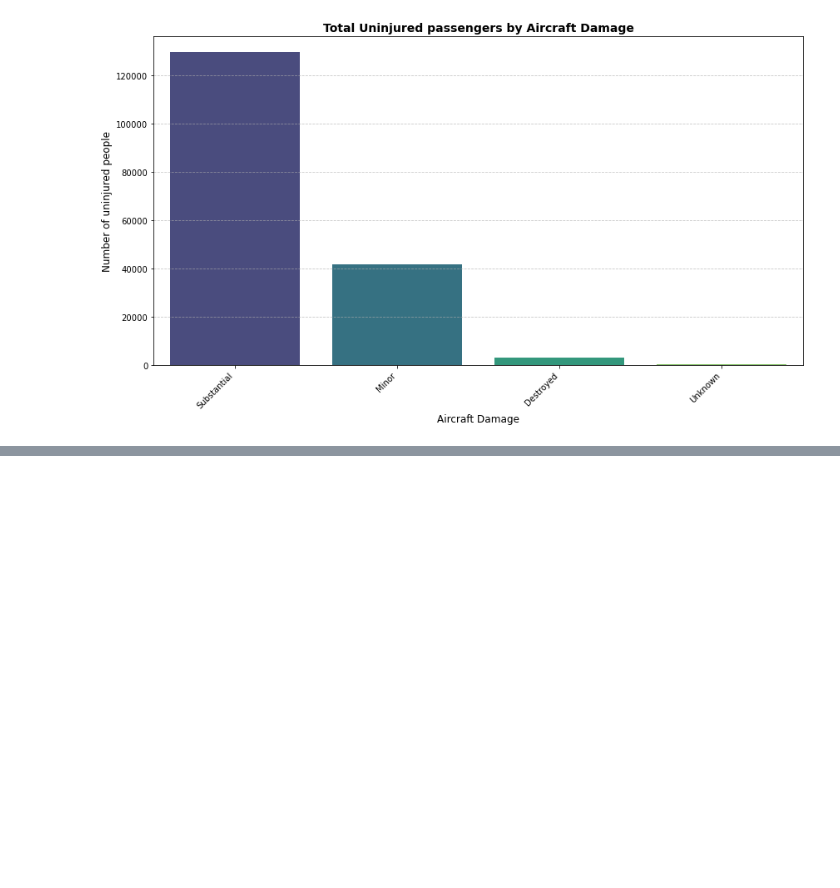
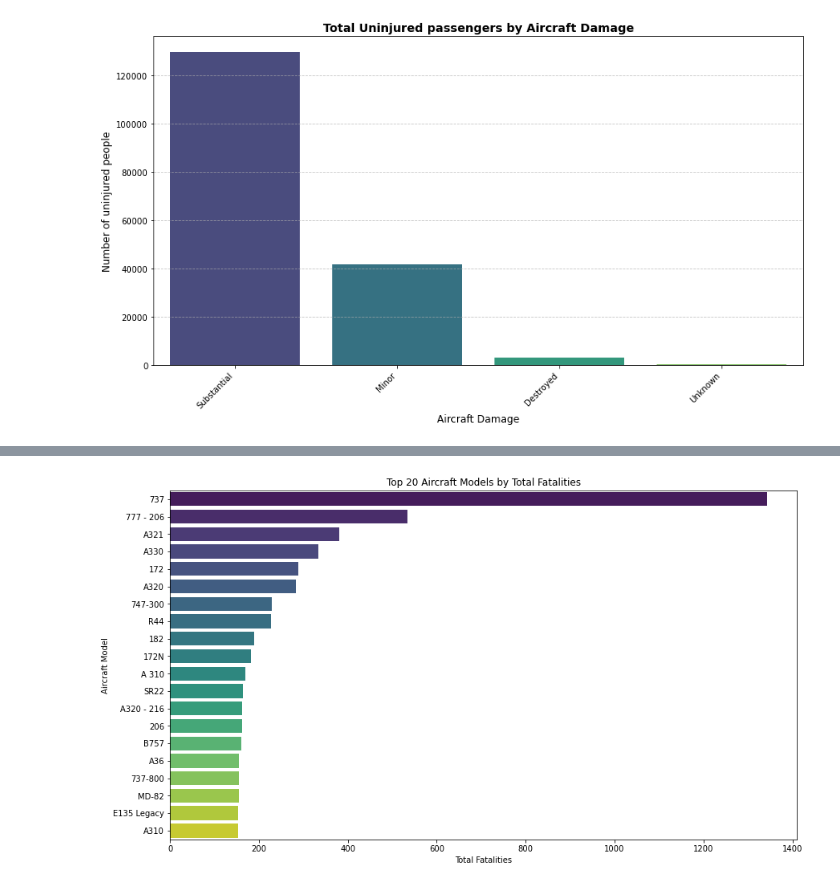
Before and after one commit to MissJJT/dsc-phase-1-project-v3, a Jupyter notebook: phase1_project.ipynb, the cells around one changed output, grey strips where cells are left out. Saved outputs shown, nothing was run; the diff lists cells and outputs as text; code cells hidden in the pictures; blank space fills up the shorter version.

```diff
--- a/phase1_project.ipynb
+++ b/phase1_project.ipynb
@@ -1216,0 +1125,6 @@ df2['Model']
+# %%
+#Total Fatalities per Model
+fatalities_by_model = df2.groupby('Model')['Total_Fatal_Injuries_Filled'].sum().sort_values(ascending=True)
+df_fatal_accidents = df2[df2['Total_Fatal_Injuries_Filled'] > 0].copy()
+print("\n--- Safest Aircraft by Total Fatalities ---")
+print(fatalities_by_model.head(15))
@@ -1216,0 +1165,11 @@ df2['Model']
+# %%
+
+top_models_by_fatalities = fatalities_by_model.sort_values(ascending=False).head(20)
+plt.figure(figsize=(14, 8))
+sns.barplot(x=top_models_by_fatalities.values, y=top_models_by_fatalities.index, palette='viridis')
+plt.xlabel('Total Fatalities')
+plt.ylabel('Aircraft Model')
+plt.title('Top 20 Aircraft Models by Total Fatalities')
+plt.show()
+# %% [output]
+[figure, added]
```
Also changed, not shown: parts of 66 cells of this notebook.
